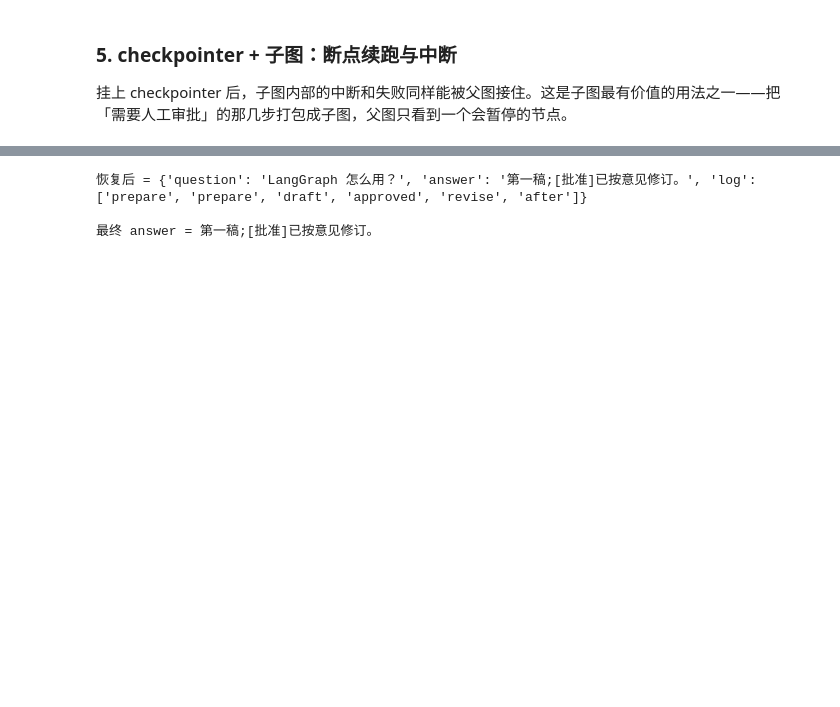
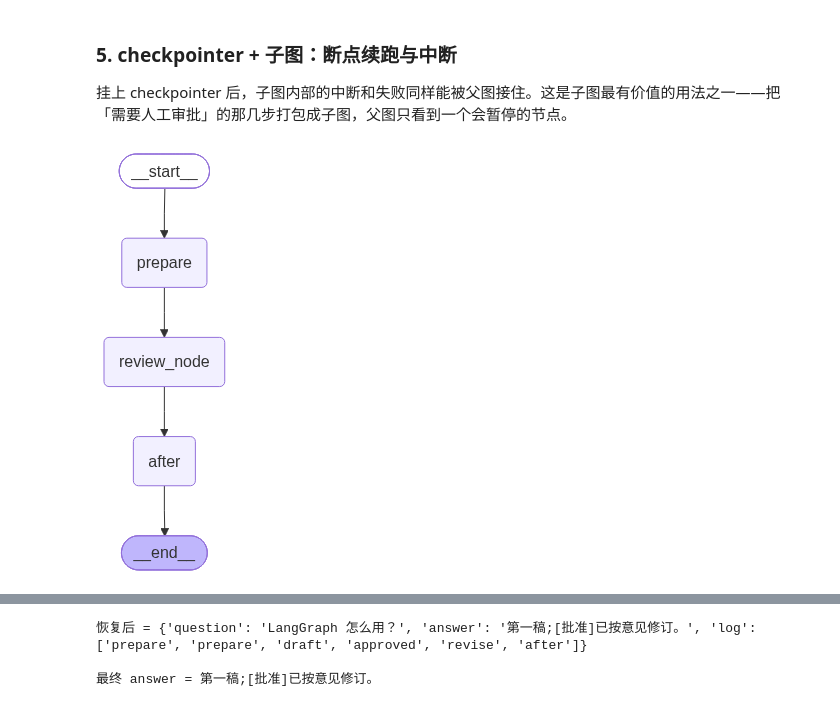
Before and after one commit to xuliji/langgraph_demo, a Jupyter notebook: chapter05/02-subgraph.ipynb, the cells around one changed output, grey strips where cells are left out. Cells and saved outputs as stored; diff of their text form; code cells hidden in the pictures; blank space fills up the shorter version.

Commit message:
[docs] chapter05 子图示例渲染图结构，统一 display 导入写法
给带审批的流程图与完整示例加上 display() 输出 mermaid 图，与仓库其他 notebook
的惯例一致；display 统一从顶部单元格导入，去掉后续单元格里的重复局部导入。

```diff
--- a/chapter05/02-subgraph.ipynb
+++ b/chapter05/02-subgraph.ipynb
@@ -330,33 +331,36 @@ from langgraph.types import Command, interrupt
 def approve(state: SubState):
     """子图里的人工审批点。"""
     decision = interrupt(f"是否批准？当前答案：{state['answer'] or '（空）'}")
     return {"answer": state["answer"] + f"[{decision}]", "log": ["approved"]}
 
 
 def revise(state: SubState):
     return {"answer": state["answer"] + "已按意见修订。", "log": ["revise"]}
 
 
 review = StateGraph(SubState)
 review.add_node("draft", draft)
 review.add_node("approve", approve)
 review.add_node("revise", revise)
 review.add_edge(START, "draft")
 review.add_edge("draft", "approve")
 review.add_edge("approve", "revise")
 review.add_edge("revise", END)
 
 parent_h = StateGraph(ParentState)
 parent_h.add_node("prepare", prepare)
 parent_h.add_node("review_node", review.compile())
 parent_h.add_node("after", lambda s: {"log": ["after"]})
 parent_h.add_edge(START, "prepare")
 parent_h.add_edge("prepare", "review_node")
 parent_h.add_edge("review_node", "after")
 parent_h.add_edge("after", END)
 
 hitl = parent_h.compile(checkpointer=InMemorySaver())
+display(hitl)
 hitl_config = {"configurable": {"thread_id": "approval-1"}}
+# %% [output]
+[figure, added]
 # %%
 # 第一次跑到 interrupt() 就停住
 first = hitl.invoke(dict(INITIAL), hitl_config)
```
Also changed, not shown: parts of 9 cells of this notebook.
